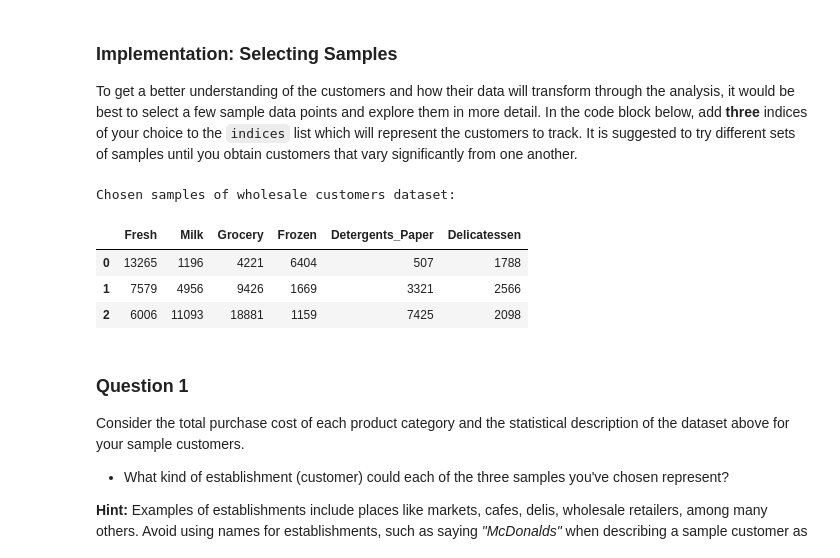
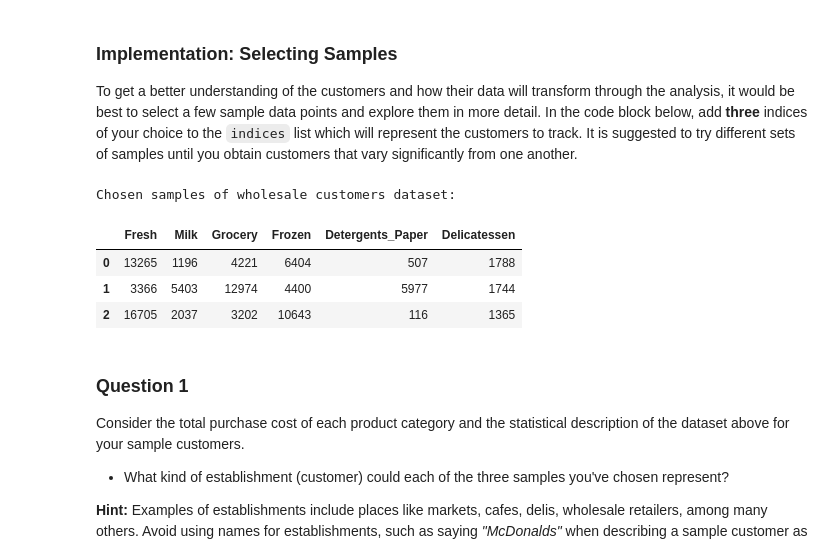
Before and after one commit to justiniann/MachineLearningNanodegree, a Jupyter notebook: projects/customer_segments/customer_segments.ipynb, the cells around one changed output. Cells and saved outputs as stored; diff of their text form; code cells hidden in the pictures.

```diff
--- a/projects/customer_segments/customer_segments.ipynb
+++ b/projects/customer_segments/customer_segments.ipynb
@@ -60,18 +60,18 @@ display(data.describe())
 To get a better understanding of the customers and how their data will transform through the analysis, it would be best to select a few sample data points and explore them in more detail. In the code block below, add **three** indices of your choice to the `indices` list which will represent the customers to track. It is suggested to try different sets of samples until you obtain customers that vary significantly from one another.
 # %%
 # Select three indices of your choice you wish to sample from the dataset
-indices = [3, 7, 9]
+indices = [3, 10, 70]
 
 # Create a DataFrame of the chosen samples
 samples = pd.DataFrame(data.loc[indices], columns = data.keys()).reset_index(drop = True)
 print "Chosen samples of wholesale customers dataset:"
 display(samples)
 # %% [output]
 Chosen samples of wholesale customers dataset:
 |  | Fresh | Milk | Grocery | Frozen | Detergents_Paper | Delicatessen |
 | 0 | 13265 | 1196 | 4221 | 6404 | 507 | 1788 |
-| 1 | 7579 | 4956 | 9426 | 1669 | 3321 | 2566 |
-| 2 | 6006 | 11093 | 18881 | 1159 | 7425 | 2098 |
+| 1 | 3366 | 5403 | 12974 | 4400 | 5977 | 1744 |
+| 2 | 16705 | 2037 | 3202 | 10643 | 116 | 1365 |
 # %% [markdown]
 ### Question 1
 Consider the total purchase cost of each product category and the statistical description of the dataset above for your sample customers.
```
Also changed, not shown: parts of 20 cells of this notebook.
